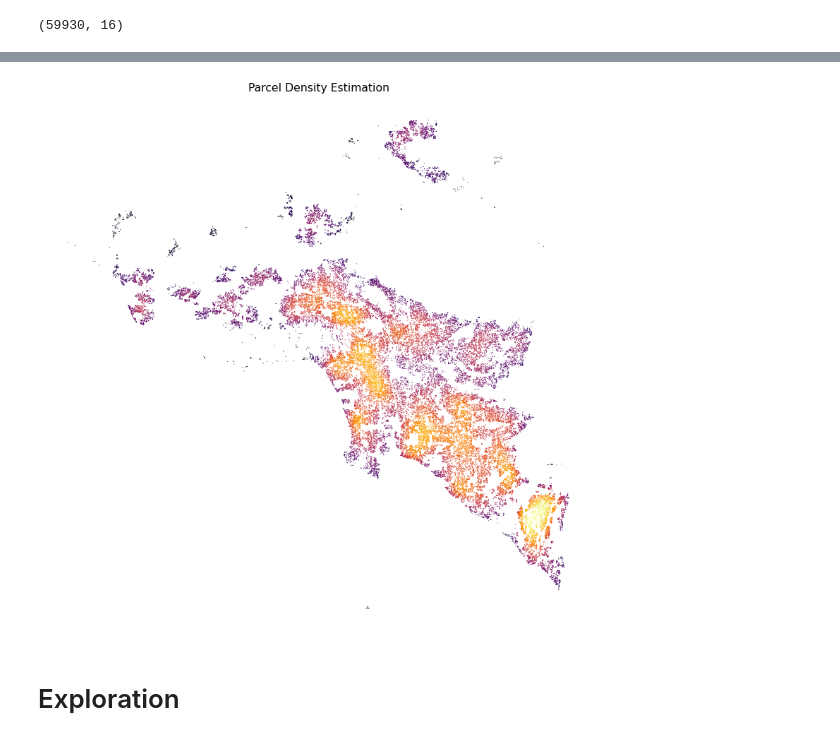
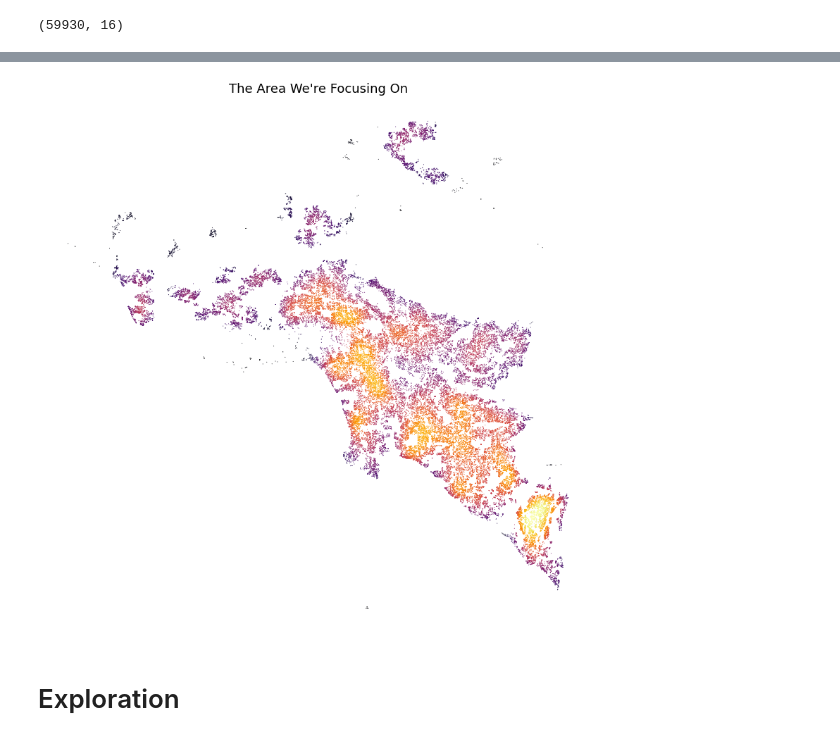
Before and after one commit to clustering-for-log-error/clustering-for-log-error, a Jupyter notebook: clustering_for_log_error_final.ipynb, the cells around one changed output, grey strips where cells are left out. Saved outputs shown, nothing was run; the diff lists cells and outputs as text; code cells hidden in the pictures.

```diff
--- a/clustering_for_log_error_final.ipynb
+++ b/clustering_for_log_error_final.ipynb
@@ -193,15 +217,15 @@ df.shape
 # %% [markdown]
 <a id='acquire_data'></a>
 # %%
-# parcelDensity30000 = cluster.get_pde(df,30000)
+parcelDensity30000 = cluster.get_pde(df,30000)
 
-# plt.figure(figsize=(14,14))
-# plt.axis("off")
-# plt.title("Parcel Density Estimation")
-# plt.scatter(df['longitude'].values, df['latitude'].values, c=parcelDensity30000,cmap='inferno', s=1, edgecolor='')
-# plt.show()
+plt.figure(figsize=(14,14))
+plt.axis("off")
+plt.title("The Area We're Focusing On", fontsize=18)
+plt.scatter(df['longitude'].values, df['latitude'].values, c=parcelDensity30000,cmap='inferno', s=1, edgecolor='')
+plt.show()
 # %% [output]
-[figure, old version]
+[figure, new version]
 # %% [markdown]
 # Exploration
 # %% [markdown]
```
Also changed, not shown: parts of 25 cells of this notebook.
